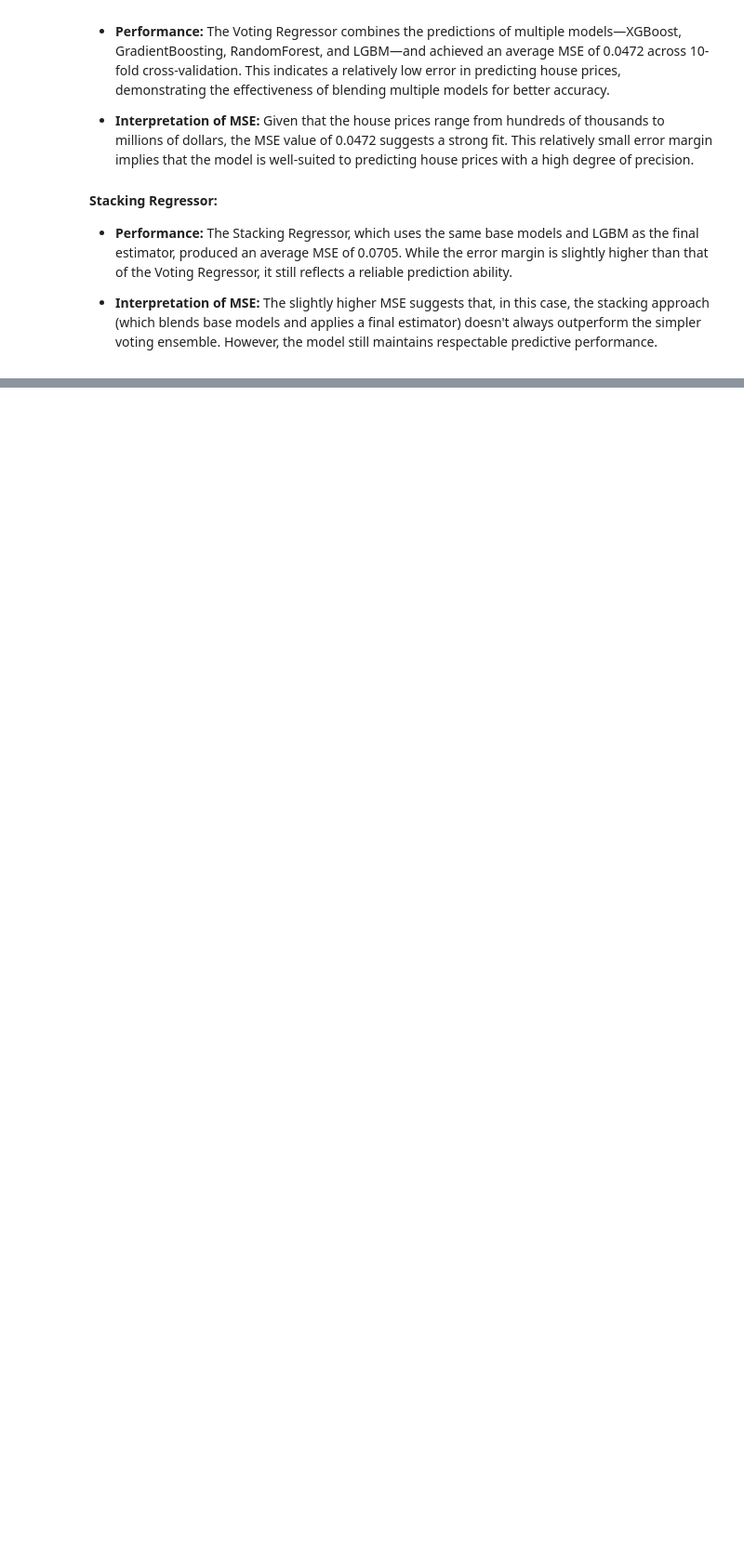
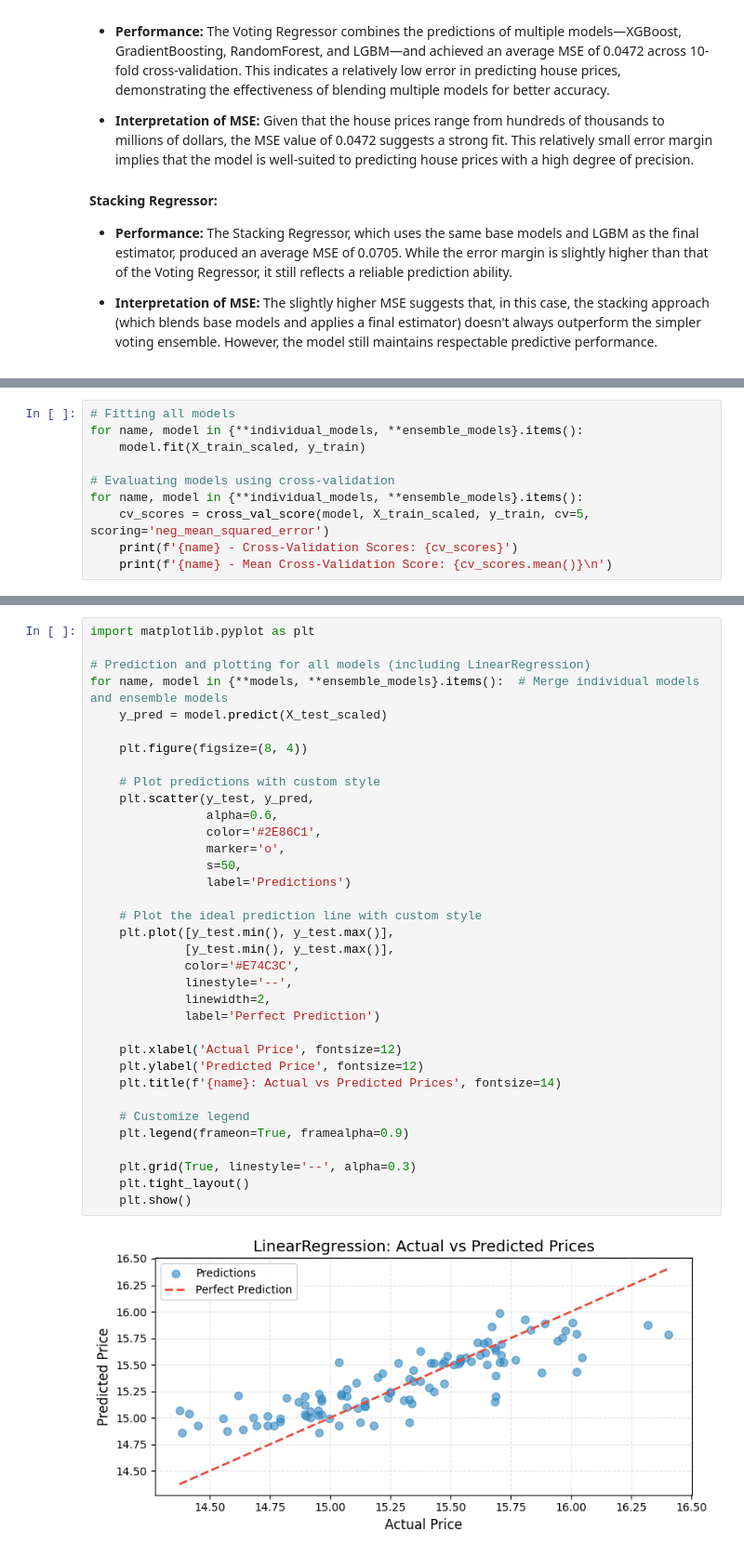
Before and after one commit to EfomahFidelis/Housing-Price-Prediction, a Jupyter notebook: housing_price_prediction.ipynb, the cells around one changed output, grey strips where cells are left out. Shown at 93% size. Cells and saved outputs as stored; diff of their text form; blank space fills up the shorter version.

Commit message:
Implemented Visualization of Results of Actual and Predicted Prices

```diff
--- a/housing_price_prediction.ipynb
+++ b/housing_price_prediction.ipynb
@@ -794,0 +841,10 @@ The performance of the Voting Regressor and Stacking Regressor using the ensembl
+# %%
+# Fitting all models
+for name, model in {**individual_models, **ensemble_models}.items():
+    model.fit(X_train_scaled, y_train)
+
+# Evaluating models using cross-validation
+for name, model in {**individual_models, **ensemble_models}.items():
+    cv_scores = cross_val_score(model, X_train_scaled, y_train, cv=5, scoring='neg_mean_squared_error')
+    print(f'{name} - Cross-Validation Scores: {cv_scores}')
+    print(f'{name} - Mean Cross-Validation Score: {cv_scores.mean()}\n')
@@ -794,0 +894,37 @@ The performance of the Voting Regressor and Stacking Regressor using the ensembl
+# %%
+import matplotlib.pyplot as plt
+
+# Prediction and plotting for all models (including LinearRegression)
+for name, model in {**models, **ensemble_models}.items():  # Merge individual models and ensemble models
+    y_pred = model.predict(X_test_scaled)
+
+    plt.figure(figsize=(8, 4))
+
+    # Plot predictions with custom style
+    plt.scatter(y_test, y_pred,
+                alpha=0.6,
+                color='#2E86C1',
+                marker='o',
+                s=50,
+                label='Predictions')
+
+    # Plot the ideal prediction line with custom style
+    plt.plot([y_test.min(), y_test.max()],
+             [y_test.min(), y_test.max()],
+             color='#E74C3C',
+             linestyle='--',
+             linewidth=2,
+             label='Perfect Prediction')
+
+    plt.xlabel('Actual Price', fontsize=12)
+    plt.ylabel('Predicted Price', fontsize=12)
+    plt.title(f'{name}: Actual vs Predicted Prices', fontsize=14)
+
+    # Customize legend
+    plt.legend(frameon=True, framealpha=0.9)
+
+    plt.grid(True, linestyle='--', alpha=0.3)
+    plt.tight_layout()
+    plt.show()
+# %% [output]
+[figure, added]
```
Also changed, not shown: parts of 6 cells of this notebook.
